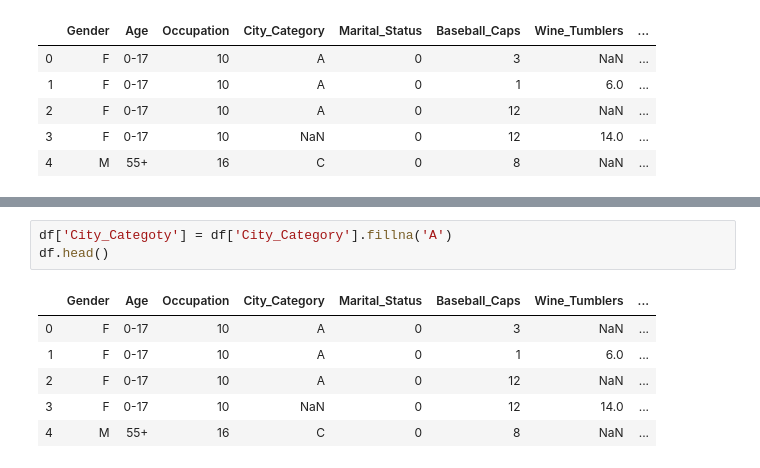
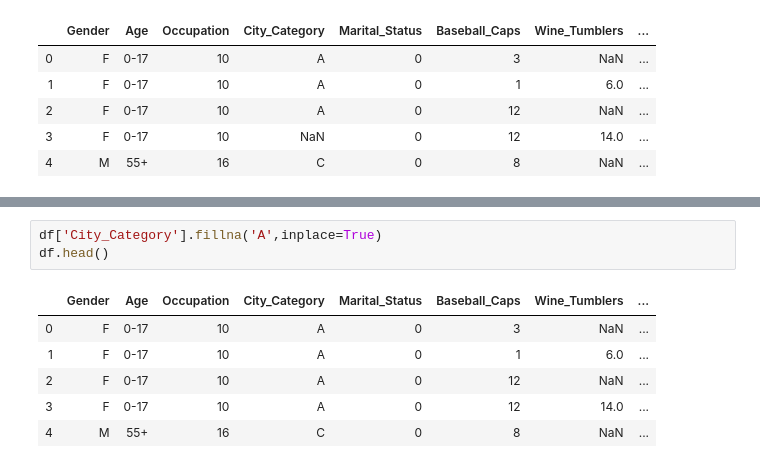
Before and after one commit to Nagaraj-U/5th-Sem-Labs, a Jupyter notebook: Scripting language/B - 6/blackfr.ipynb, the cells around one changed output, grey strips where cells are left out. Saved outputs shown, nothing was run; the diff lists cells and outputs as text.

```diff
--- a/Scripting language/B - 6/blackfr.ipynb
+++ b/Scripting language/B - 6/blackfr.ipynb
@@ -92,13 +91,13 @@ Index(['Gender', 'Age', 'Occupation', 'City_Category', 'Marital_Status',
       dtype='object')
 # %%
-df['City_Categoty'] = df['City_Category'].fillna('A')
+df['City_Category'].fillna('A',inplace=True)
 df.head()
 # %% [output]
 |  | Gender | Age | Occupation | City_Category | Marital_Status | Baseball_Caps | Wine_Tumblers | ... |
 | 0 | F | 0-17 | 10 | A | 0 | 3 | NaN | ... |
 | 1 | F | 0-17 | 10 | A | 0 | 1 | 6.0 | ... |
 | 2 | F | 0-17 | 10 | A | 0 | 12 | NaN | ... |
-| 3 | F | 0-17 | 10 | NaN | 0 | 12 | 14.0 | ... |
+| 3 | F | 0-17 | 10 | A | 0 | 12 | 14.0 | ... |
 | 4 | M | 55+ | 16 | C | 0 | 8 | NaN | ... |
 # %%
 '''
```
Also changed, not shown: parts of 6 cells of this notebook.
